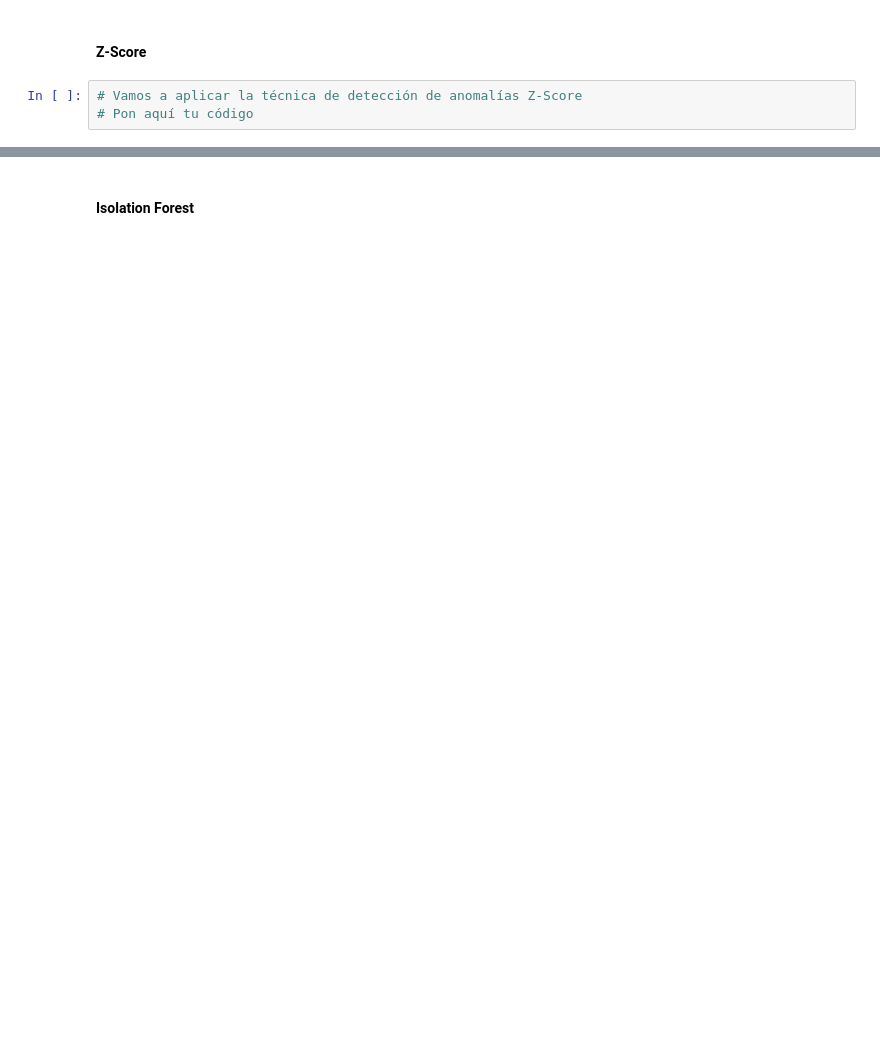
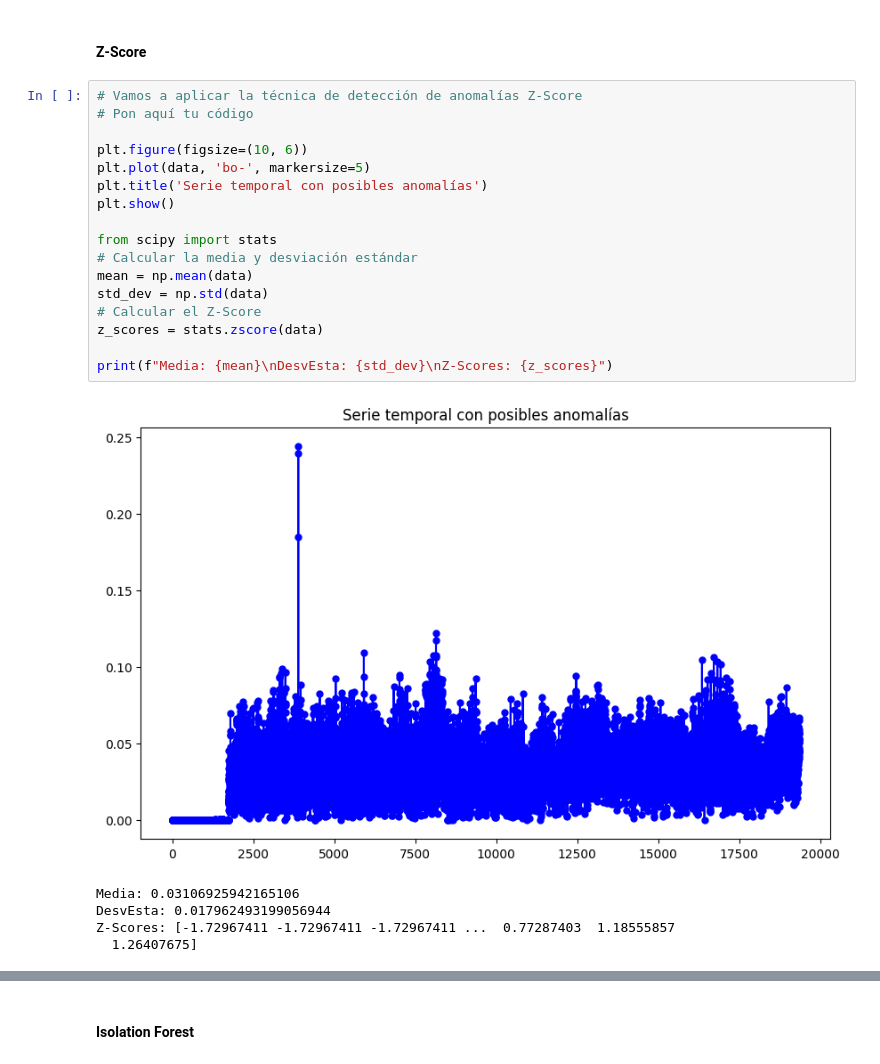
Before and after one commit to davidreigns01/actividad3AANS, a Jupyter notebook: muinar07_act3_Notebook.ipynb, the cells around one changed output, grey strips where cells are left out. Cells and saved outputs as stored; diff of their text form; blank space fills up the shorter version.

```diff
--- a/muinar07_act3_Notebook.ipynb
+++ b/muinar07_act3_Notebook.ipynb
@@ -105,5 +187,25 @@ df = pd.read_csv('CurrentVoltage.csv', sep=',')
 # %%
 # Vamos a aplicar la técnica de detección de anomalías Z-Score
 # Pon aquí tu código
+
+plt.figure(figsize=(10, 6))
+plt.plot(data, 'bo-', markersize=5)
+plt.title('Serie temporal con posibles anomalías')
+plt.show()
+
+from scipy import stats
+# Calcular la media y desviación estándar
+mean = np.mean(data)
+std_dev = np.std(data)
+# Calcular el Z-Score
+z_scores = stats.zscore(data)
+
+print(f"Media: {mean}\nDesvEsta: {std_dev}\nZ-Scores: {z_scores}")
+# %% [output]
+[figure, added]
+Media: 0.03106925942165106
+DesvEsta: 0.017962493199056944
+Z-Scores: [-1.72967411 -1.72967411 -1.72967411 ...  0.77287403  1.18555857
+  1.26407675]
 # %%
 # Define un umbral para detectar anomalías (por ejemplo, 3 desviaciones estándar)
```
Also changed, not shown: parts of 18 cells of this notebook.
